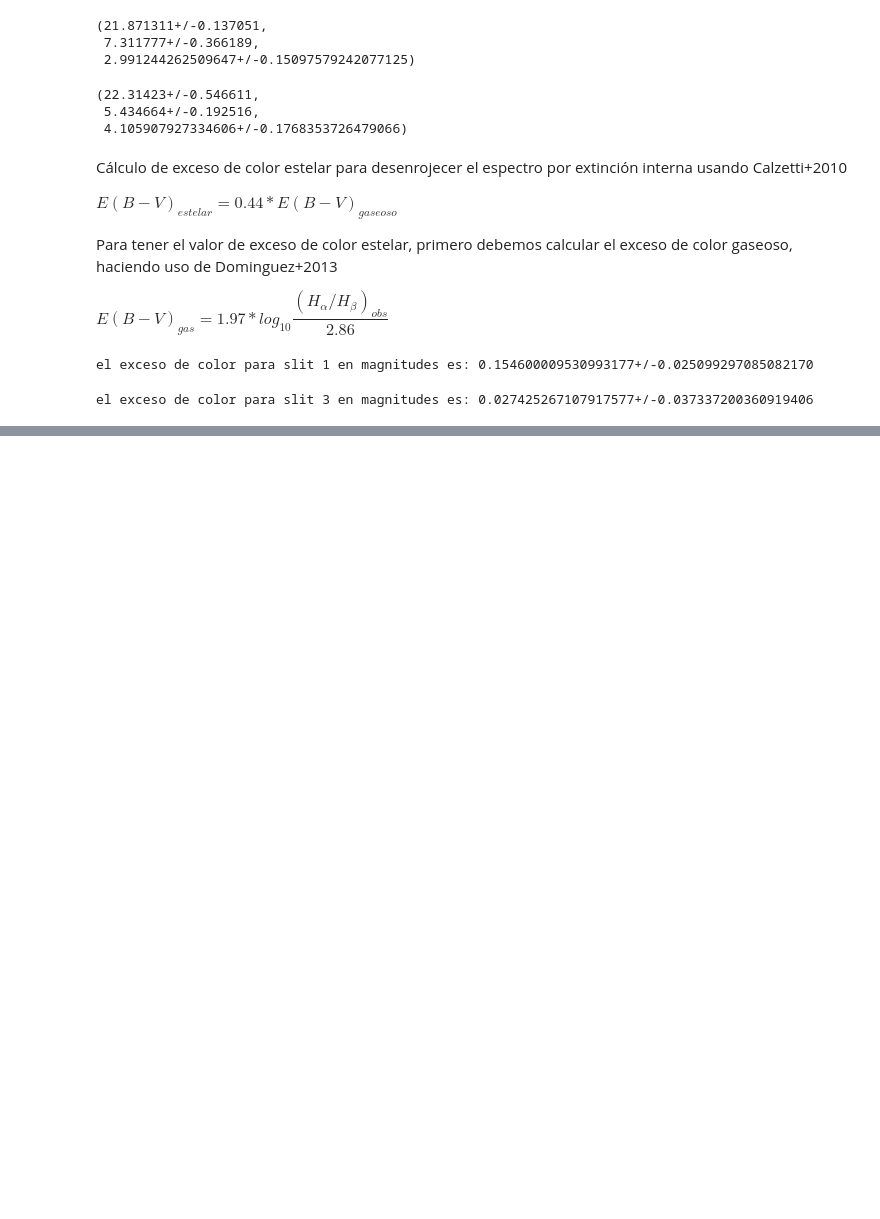
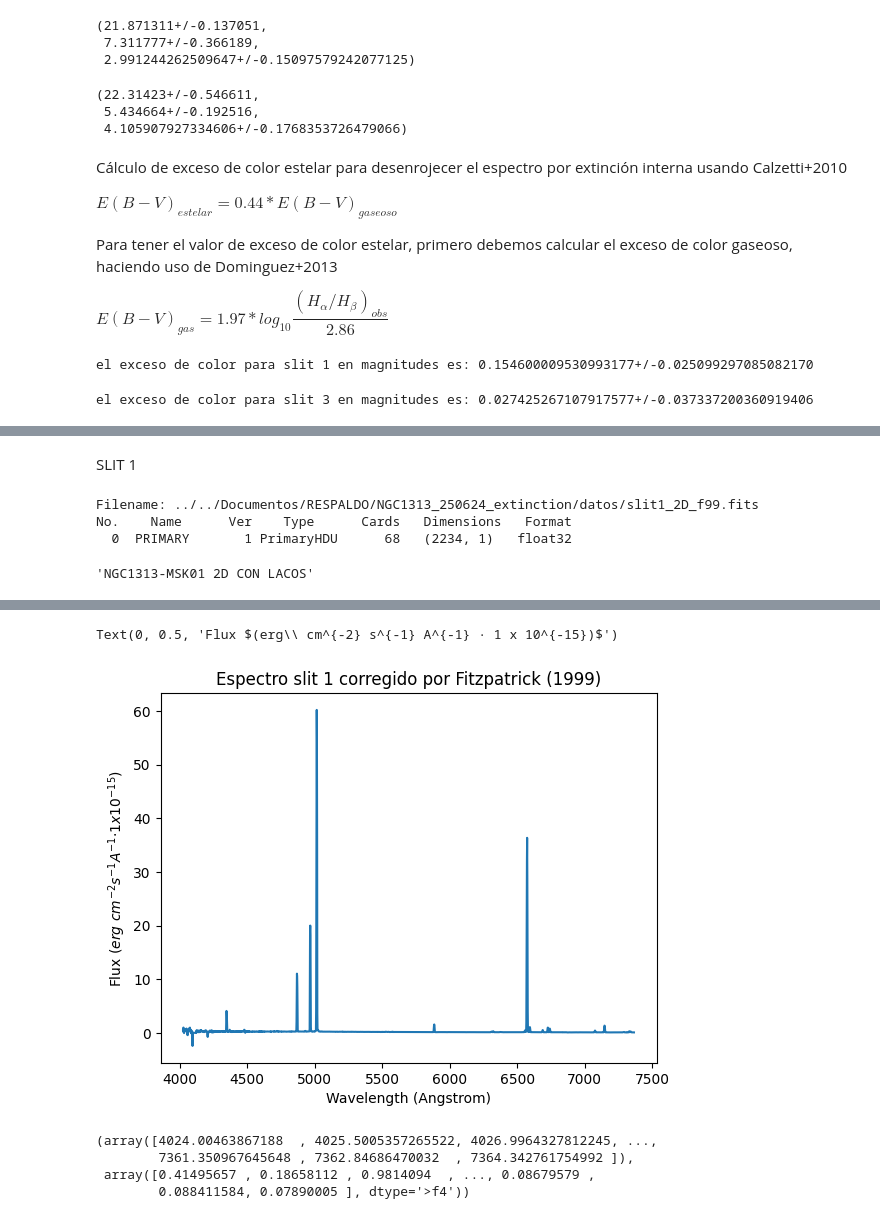
Before and after one commit to blnblnbln/TESIS, a Jupyter notebook: codes/lib.ipynb, the cells around one changed output, grey strips where cells are left out. Cells and saved outputs as stored; diff of their text form; code cells hidden in the pictures; blank space fills up the shorter version.

```diff
--- a/codes/lib.ipynb
+++ b/codes/lib.ipynb
@@ -102,0 +259,29 @@ el exceso de color para slit 3 en magnitudes es: 0.027425267107917577+/-0.037337
+# %% [markdown]
+SLIT 1
+# %%
+#abrir mi fits
+slit1_f99 = '../../Documentos/RESPALDO/NGC1313_250624_extinction/datos/slit1_2D_f99.fits'
+sp1_f99 = fits.open(slit1_f99)
+
+sp1_f99.info()
+sp1_f99[0].header["OBJECT"]
+# %% [output]
+Filename: ../../Documentos/RESPALDO/NGC1313_250624_extinction/datos/slit1_2D_f99.fits
+No.    Name      Ver    Type      Cards   Dimensions   Format
+  0  PRIMARY       1 PrimaryHDU      68   (2234, 1)   float32
+'NGC1313-MSK01 2D CON LACOS'
+# %%
+# extraer data (flux -ya corregido por f99-)
+data1_f99=sp1_f99[0].data
+header1_f99=sp1_f99[0].header
+obj_name1_f99 = header1_f99.get("OBJECT", "Unknown")
+
+flux1_f99=data1_f99[0]
+w1_f99=WCS(header1_f99, naxis=1, relax=False, fix=False)
+wave1_f99=w1_f99.wcs_pix2world(np.arange(len(flux1_f99)),0)[0]
+
+plt.plot(wave1_f99, flux1_f99)
+plt.title("Espectro slit 1 corregido por Fitzpatrick (1999)")
+plt.xlabel('Wavelength (Angstrom)')
+plt.ylabel('Flux $(erg\ cm^{-2} s^{-1} A^{-1} · 1 x 10^{-15})$')
+# %% [output]
@@ -102,0 +290,9 @@ el exceso de color para slit 3 en magnitudes es: 0.027425267107917577+/-0.037337
+Text(0, 0.5, 'Flux $(erg\\ cm^{-2} s^{-1} A^{-1} · 1 x 10^{-15})$')
+[figure, added]
+# %%
+wave1_f99, flux1_f99
+# %% [output]
+(array([4024.00463867188  , 4025.5005357265522, 4026.9964327812245, ...,
+        7361.350967645648 , 7362.84686470032  , 7364.342761754992 ]),
+ array([0.41495657 , 0.18658112 , 0.9814094  , ..., 0.08679579 ,
+        0.088411584, 0.07890005 ], dtype='>f4'))
```
Also changed, not shown: parts of 25 cells of this notebook, 2 other files.
